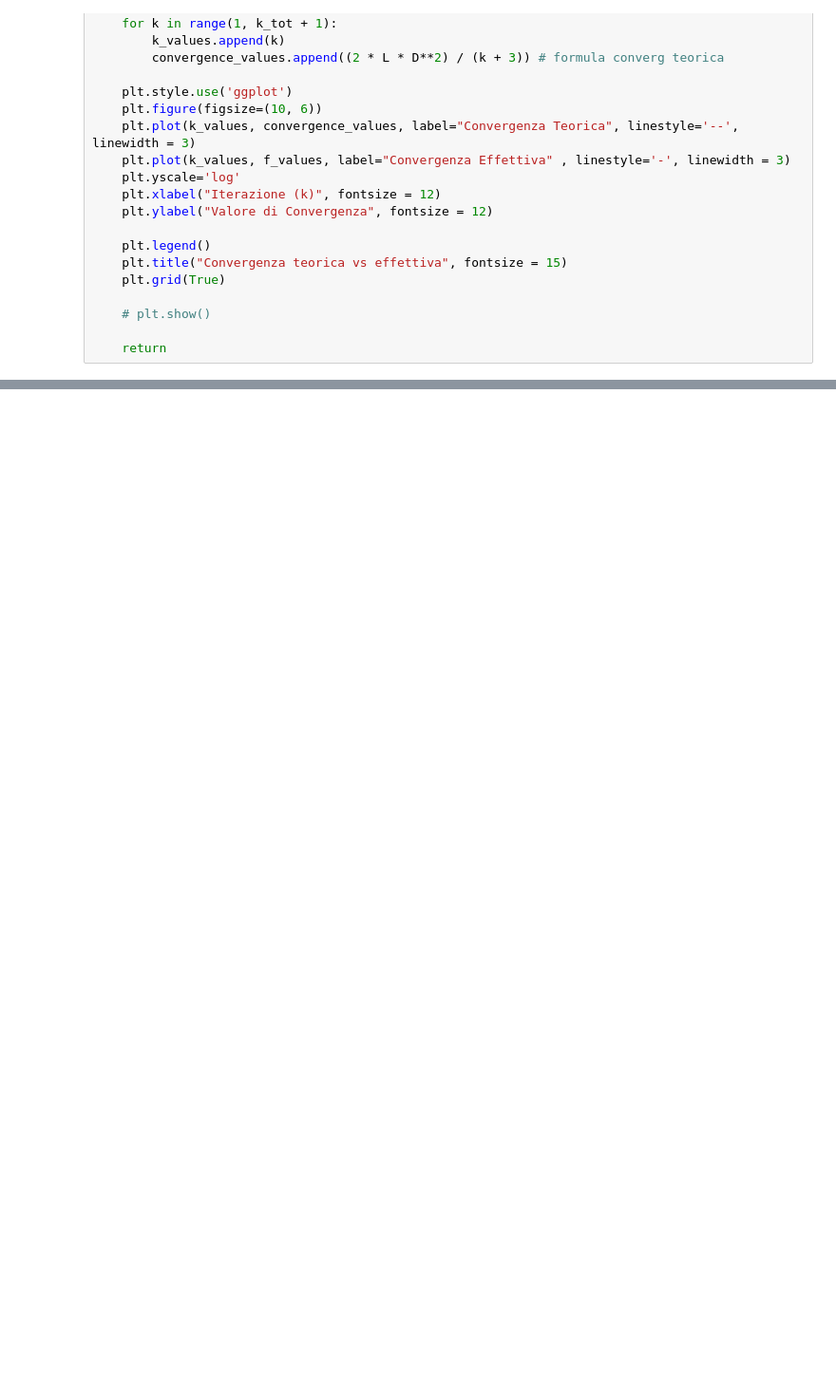
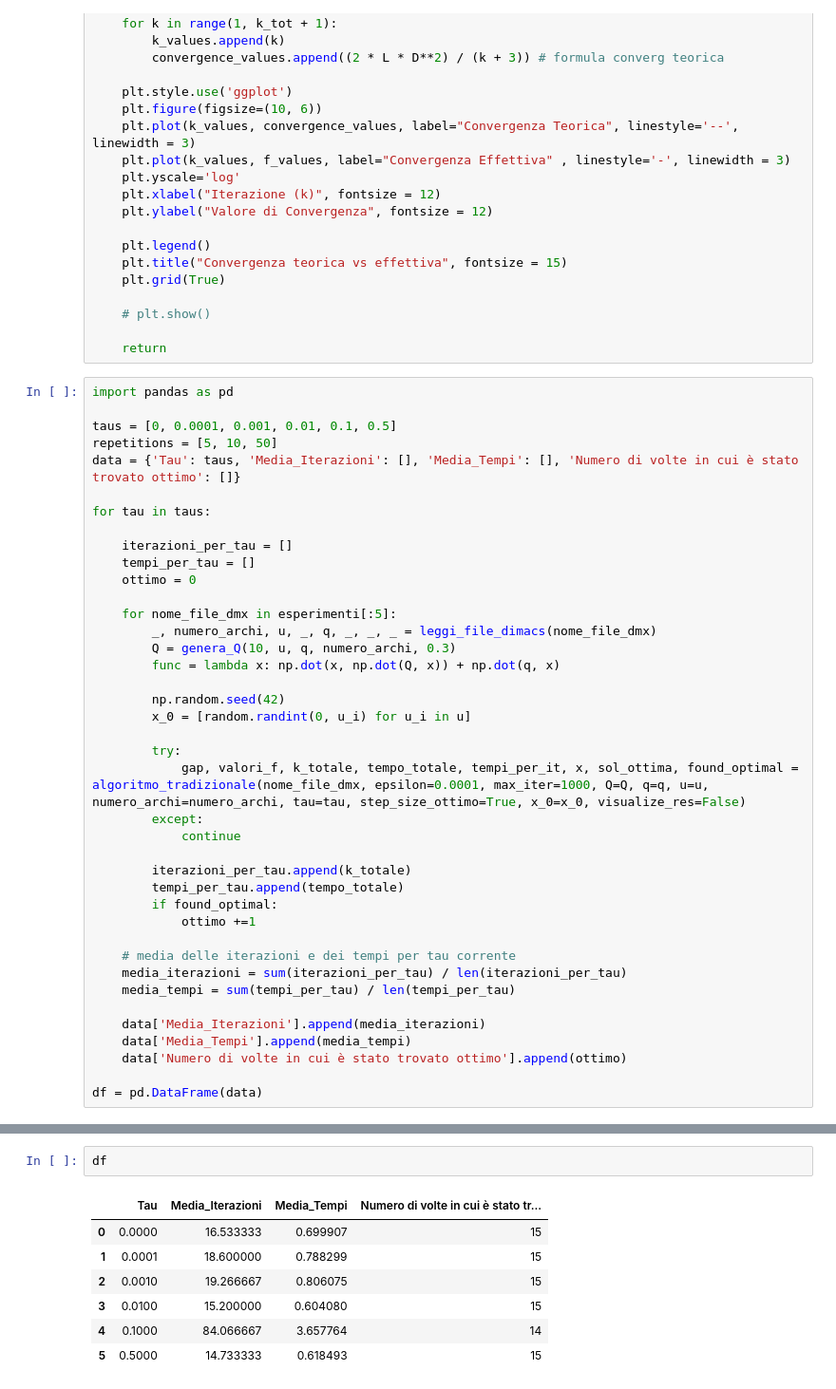
Before and after one commit to vpicchianti/Optimization-for-Data-Science, a Jupyter notebook: functions.ipynb, the cells around one changed output, grey strips where cells are left out. Shown at 95% size. Saved outputs shown, nothing was run; the diff lists cells and outputs as text; blank space fills up the shorter version.

```diff
--- a/functions.ipynb
+++ b/functions.ipynb
@@ -842,3 +836,43 @@ def plot_convergenza_bis(f_values, k_tot, Q, nome_file_dmx):
     # plt.show()
 
     return
+# %%
+import pandas as pd
+
+taus = [0, 0.0001, 0.001, 0.01, 0.1, 0.5]
+repetitions = [5, 10, 50]
+data = {'Tau': taus, 'Media_Iterazioni': [], 'Media_Tempi': [], 'Numero di volte in cui è stato trovato ottimo': []}
+
+for tau in taus:
+
+    iterazioni_per_tau = []
+    tempi_per_tau = []
+    ottimo = 0
+
+    for nome_file_dmx in esperimenti[:5]:
+        _, numero_archi, u, _, q, _, _, _ = leggi_file_dimacs(nome_file_dmx)
+        Q = genera_Q(10, u, q, numero_archi, 0.3)
+        func = lambda x: np.dot(x, np.dot(Q, x)) + np.dot(q, x)
+
+        np.random.seed(42)
+        x_0 = [random.randint(0, u_i) for u_i in u]
+
+        try:
+            gap, valori_f, k_totale, tempo_totale, tempi_per_it, x, sol_ottima, found_optimal = algoritmo_tradizionale(nome_file_dmx, epsilon=0.0001, max_iter=1000, Q=Q, q=q, u=u, numero_archi=numero_archi, tau=tau, step_size_ottimo=True, x_0=x_0, visualize_res=False)
+        except:
+            continue
+
+        iterazioni_per_tau.append(k_totale)
+        tempi_per_tau.append(tempo_totale)
+        if found_optimal:
+            ottimo +=1
+
+    # media delle iterazioni e dei tempi per tau corrente
+    media_iterazioni = sum(iterazioni_per_tau) / len(iterazioni_per_tau)
+    media_tempi = sum(tempi_per_tau) / len(tempi_per_tau)
+
+    data['Media_Iterazioni'].append(media_iterazioni)
+    data['Media_Tempi'].append(media_tempi)
+    data['Numero di volte in cui è stato trovato ottimo'].append(ottimo)
+
+df = pd.DataFrame(data)
@@ -844,0 +933,10 @@ def plot_convergenza_bis(f_values, k_tot, Q, nome_file_dmx):
+# %%
+df
+# %% [output]
+|  | Tau | Media_Iterazioni | Media_Tempi | Numero di volte in cui è stato tr... |
+| 0 | 0.0000 | 16.533333 | 0.699907 | 15 |
+| 1 | 0.0001 | 18.600000 | 0.788299 | 15 |
+| 2 | 0.0010 | 19.266667 | 0.806075 | 15 |
+| 3 | 0.0100 | 15.200000 | 0.604080 | 15 |
+| 4 | 0.1000 | 84.066667 | 3.657764 | 14 |
+| 5 | 0.5000 | 14.733333 | 0.618493 | 15 |
```
Also changed, not shown: parts of 6 cells of this notebook.
